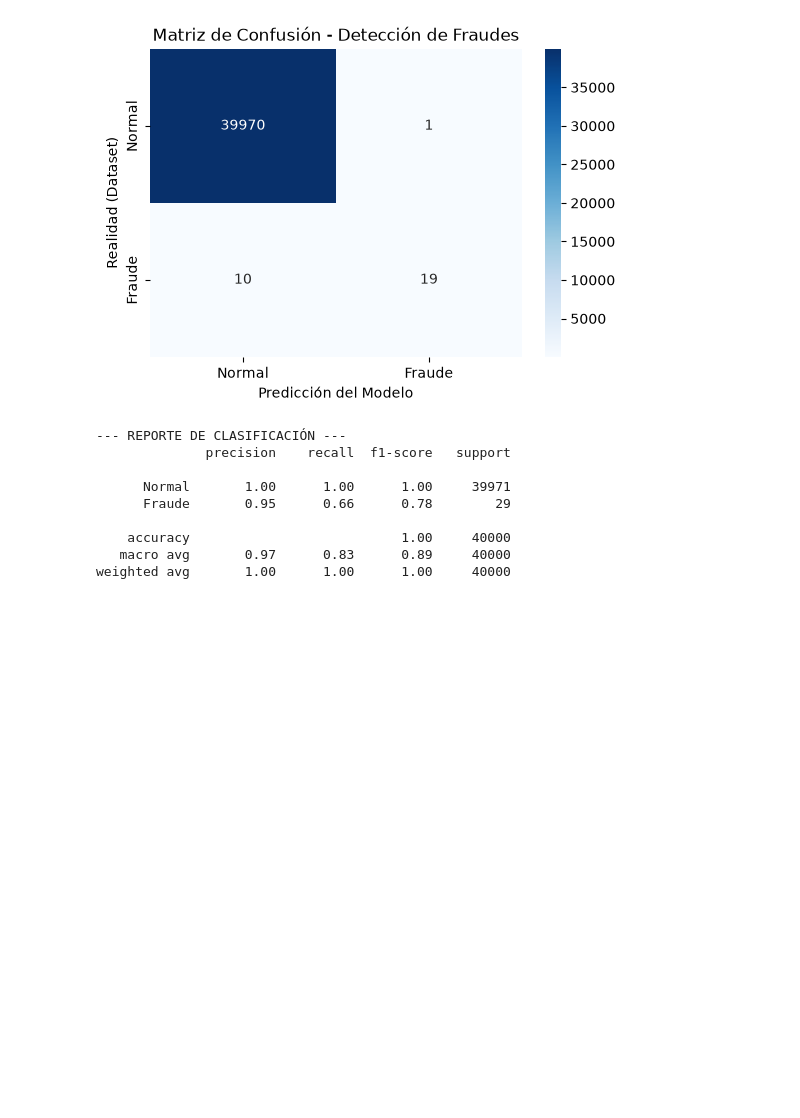
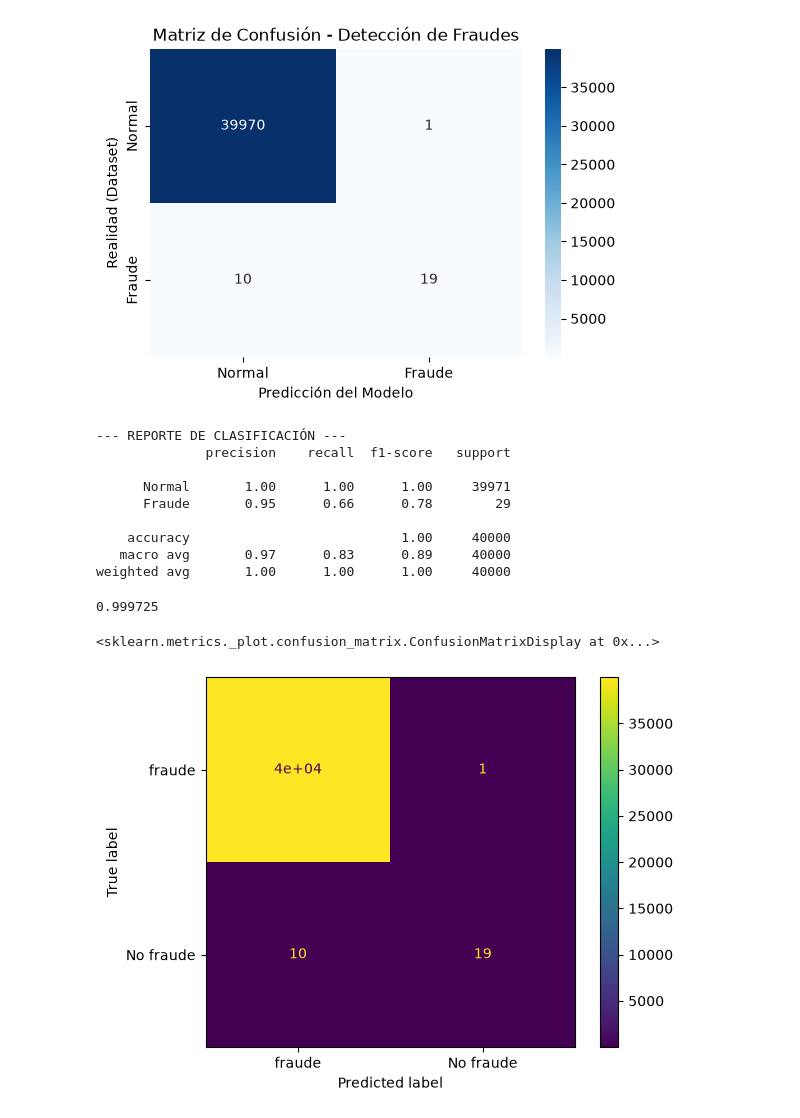
Before and after one commit to MaximoVeron/tp_final_py_veron_garrido_aguero, a Jupyter notebook: model/model_main.ipynb, the cells around one changed output. Drawn from its saved outputs; the diff is of its cells as text; code cells hidden in the pictures; blank space fills up the shorter version.

Commit message:
integracion de acurracy_score y confusionMatrixDisplay

```diff
--- a/model/model_main.ipynb
+++ b/model/model_main.ipynb
@@ -158,3 +147,15 @@ print(classification_report(y_test, y_pred, target_names=['Normal', 'Fraude']))
     accuracy                           1.00     40000
    macro avg       0.97      0.83      0.89     40000
 weighted avg       1.00      1.00      1.00     40000
+# %%
+accuracy_score(y_pred=y_pred, y_true=y_test)
+# %% [output]
+0.999725
+# %%
+ConfusionMatrixDisplay.from_predictions(
+y_true = y_test, y_pred = y_pred, display_labels = ["fraude",
+"No fraude"]
+)
+# %% [output]
+<sklearn.metrics._plot.confusion_matrix.ConfusionMatrixDisplay at 0x...>
+[figure, added]
```
Also changed, not shown: parts of 3 cells of this notebook, 1 other file.
